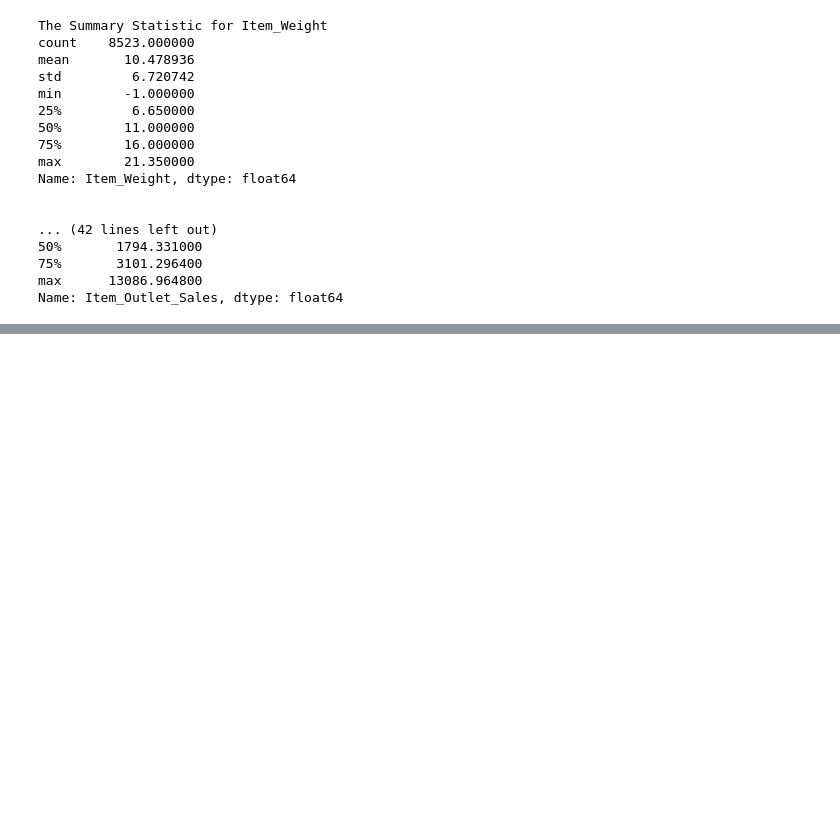
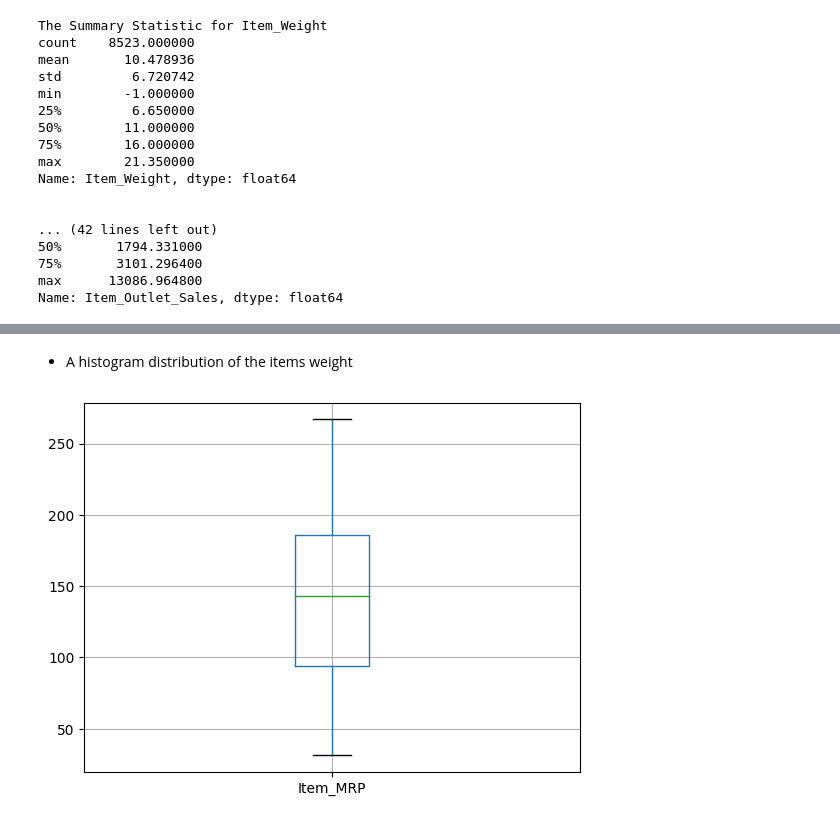
Before and after one commit to halaabbadi1/Prediction-of-Product-Sales, a Jupyter notebook: Prediction_of_Product_Sales.ipynb, the cells around one changed output, grey strips where cells are left out. Cells and saved outputs as stored; diff of their text form; code cells hidden in the pictures; blank space fills up the shorter version.

```diff
--- a/Prediction_of_Product_Sales.ipynb
+++ b/Prediction_of_Product_Sales.ipynb
@@ -218,0 +222,7 @@ Name: Item_Outlet_Sales, dtype: float64
+# %% [markdown]
+- A histogram distribution of the items weight
+# %%
+ax = df.boxplot(column = 'Item_MRP')
+ax;
+# %% [output]
+[figure, added]
```
Also changed, not shown: parts of 10 cells of this notebook.
